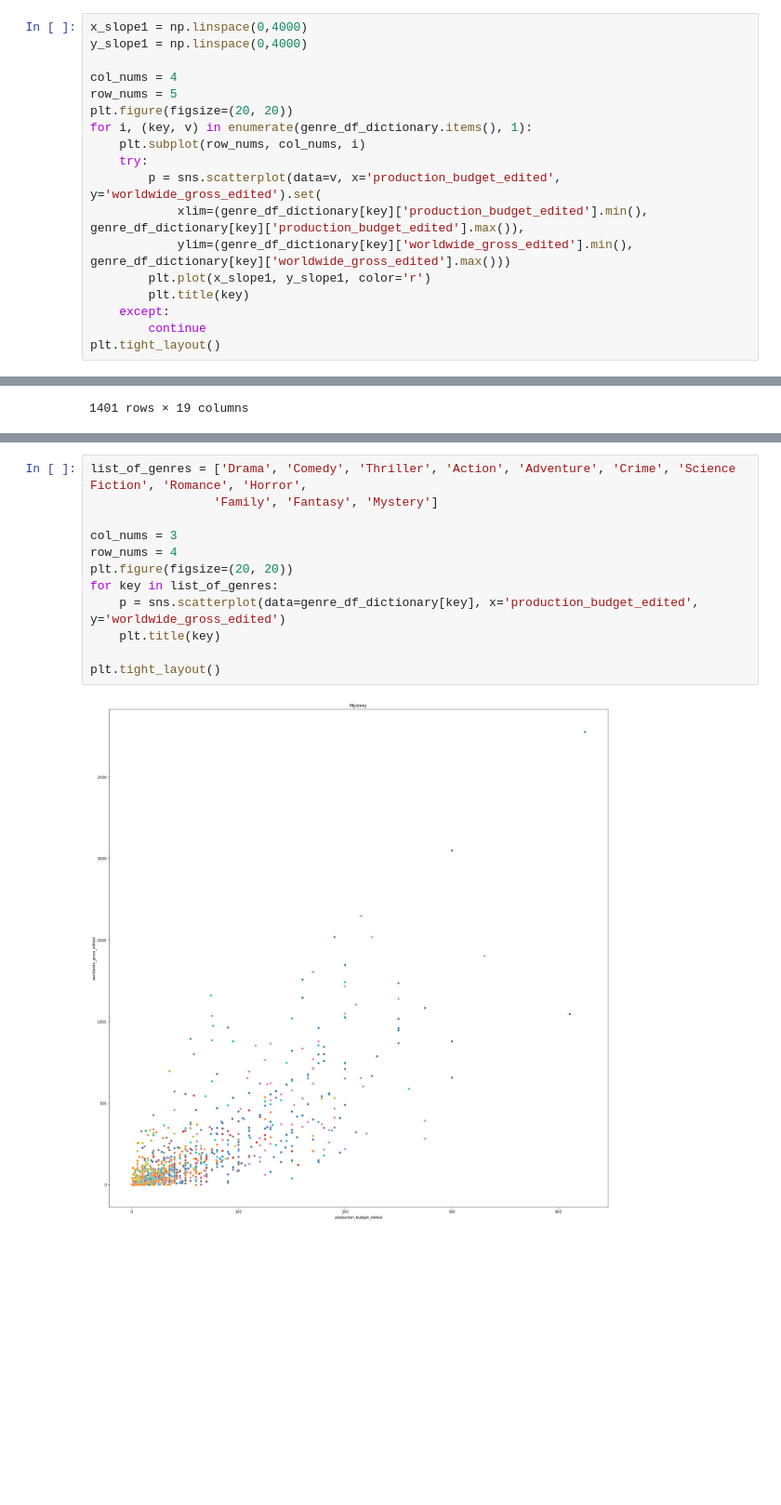
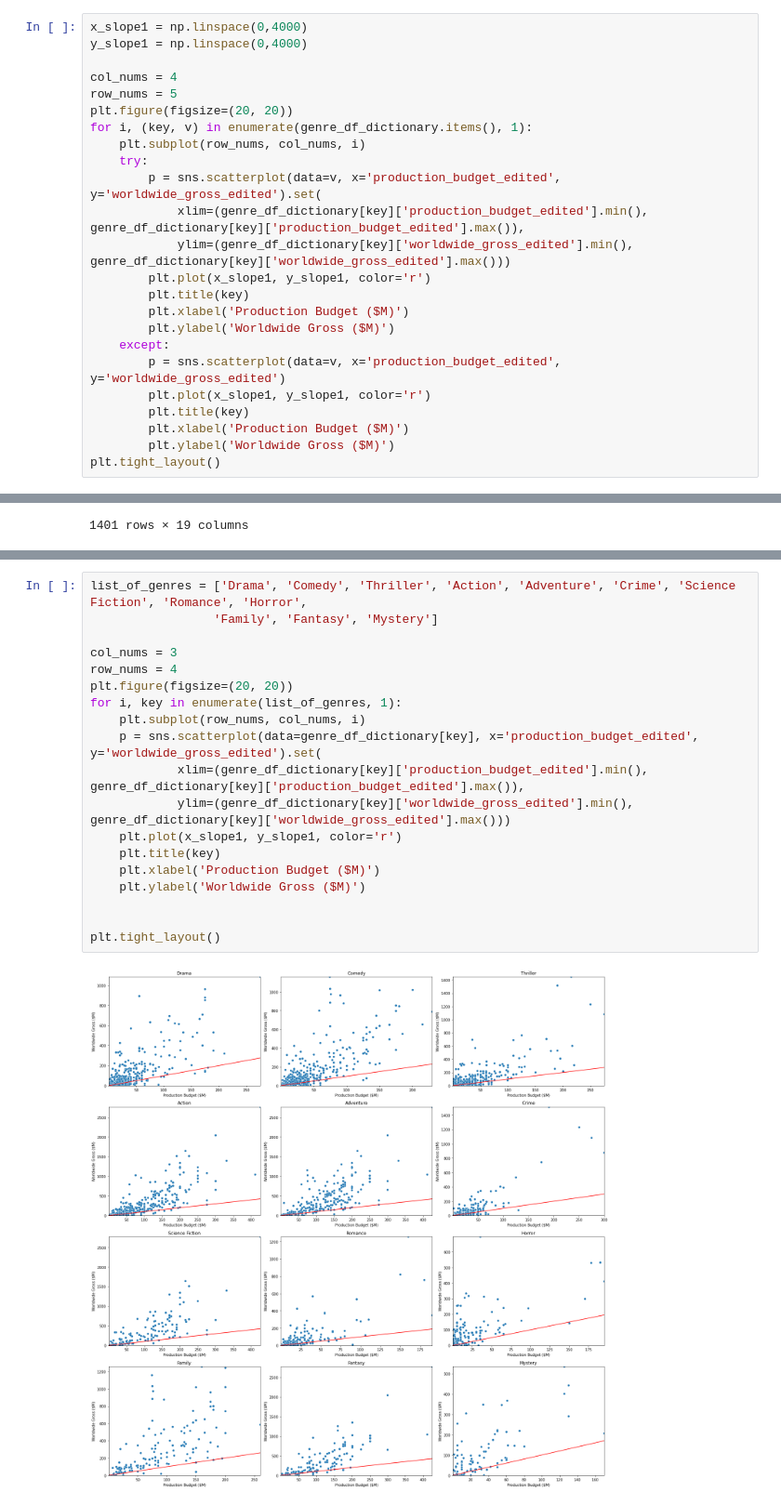
Before and after one commit to dt1086/Phase1_Project, a Jupyter notebook: Data Exploration.ipynb, the cells around one changed output, grey strips where cells are left out. Shown at 93% size. Cells and saved outputs as stored; diff of their text form; blank space fills up the shorter version.

```diff
--- a/Data Exploration.ipynb
+++ b/Data Exploration.ipynb
@@ -576,7 +576,13 @@ for i, (key, v) in enumerate(genre_df_dictionary.items(), 1):
             ylim=(genre_df_dictionary[key]['worldwide_gross_edited'].min(), genre_df_dictionary[key]['worldwide_gross_edited'].max()))
         plt.plot(x_slope1, y_slope1, color='r')
         plt.title(key)
+        plt.xlabel('Production Budget ($M)')
+        plt.ylabel('Worldwide Gross ($M)')
     except:
-        continue
+        p = sns.scatterplot(data=v, x='production_budget_edited', y='worldwide_gross_edited')
+        plt.plot(x_slope1, y_slope1, color='r')
+        plt.title(key)
+        plt.xlabel('Production Budget ($M)')
+        plt.ylabel('Worldwide Gross ($M)')
 plt.tight_layout()
 # %% [output]
@@ -619,14 +636,21 @@ df_MAIN
 # %%
 list_of_genres = ['Drama', 'Comedy', 'Thriller', 'Action', 'Adventure', 'Crime', 'Science Fiction', 'Romance', 'Horror',
                  'Family', 'Fantasy', 'Mystery']
 
 col_nums = 3
 row_nums = 4
 plt.figure(figsize=(20, 20))
-for key in list_of_genres:
-    p = sns.scatterplot(data=genre_df_dictionary[key], x='production_budget_edited', y='worldwide_gross_edited')
+for i, key in enumerate(list_of_genres, 1):
+    plt.subplot(row_nums, col_nums, i)
+    p = sns.scatterplot(data=genre_df_dictionary[key], x='production_budget_edited', y='worldwide_gross_edited').set(
+            xlim=(genre_df_dictionary[key]['production_budget_edited'].min(), genre_df_dictionary[key]['production_budget_edited'].max()),
+            ylim=(genre_df_dictionary[key]['worldwide_gross_edited'].min(), genre_df_dictionary[key]['worldwide_gross_edited'].max()))
+    plt.plot(x_slope1, y_slope1, color='r')
     plt.title(key)
+    plt.xlabel('Production Budget ($M)')
+    plt.ylabel('Worldwide Gross ($M)')
+
 
 plt.tight_layout()
 # %% [output]
-[figure, old version]
+[figure, new version]
```
Also changed, not shown: parts of 2 cells of this notebook.
